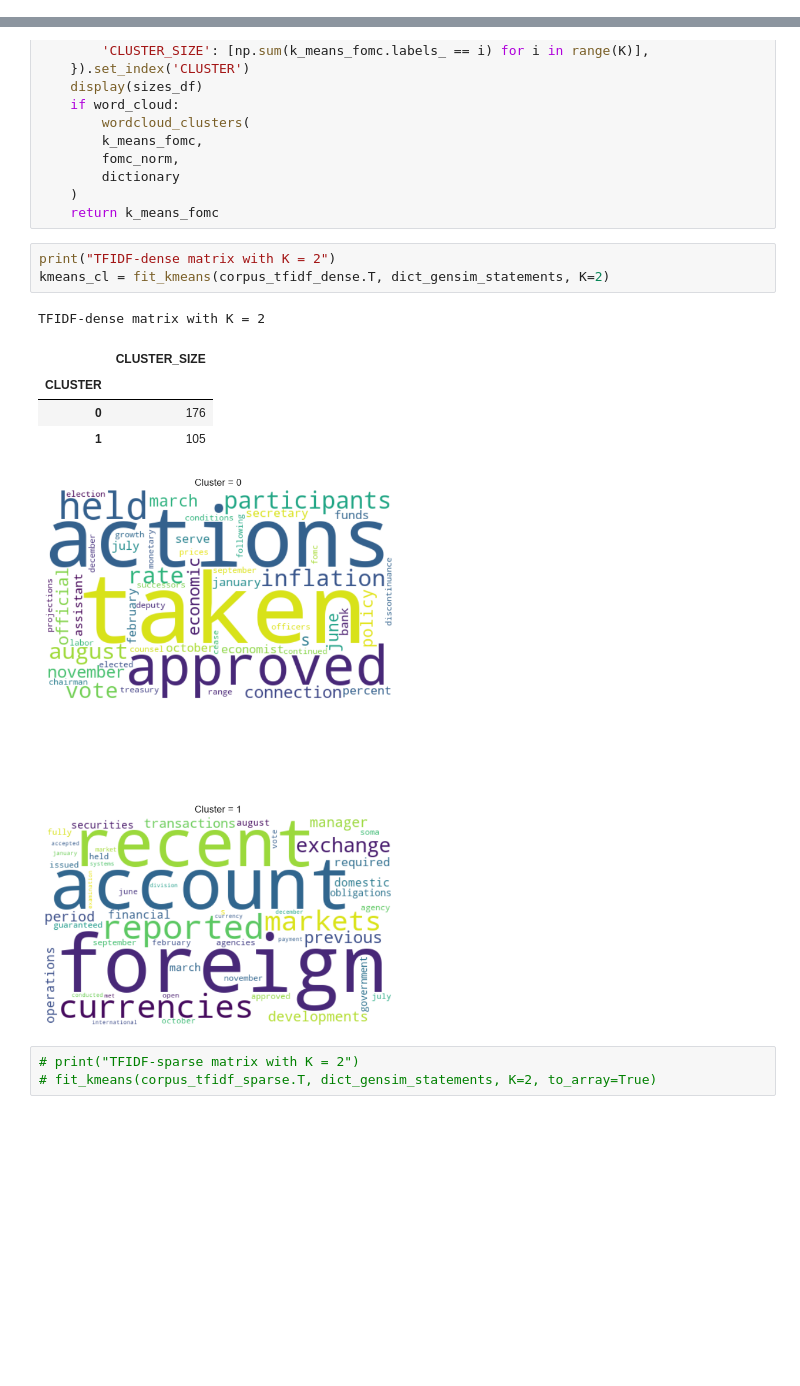
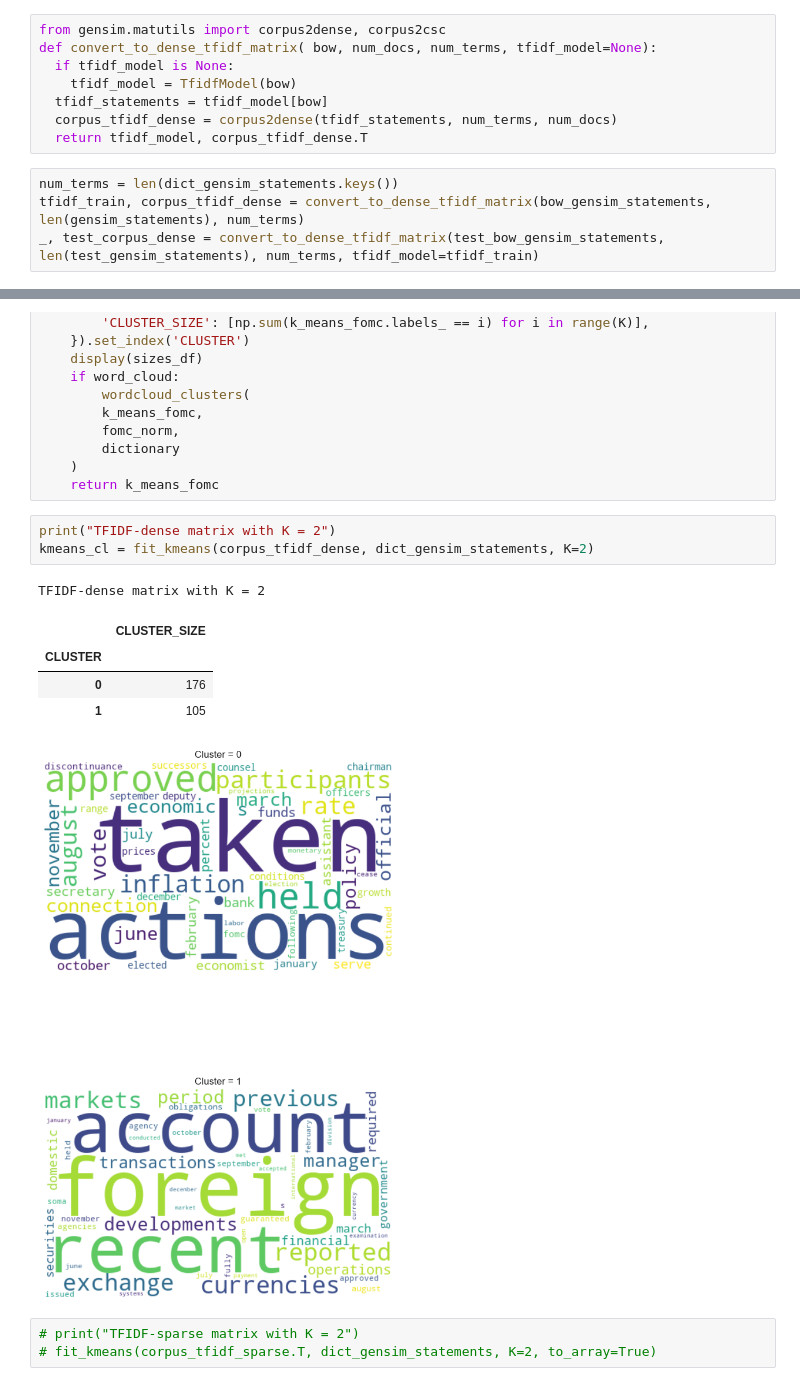
Before and after one commit to uday-31/regime-modeling-with-NLP, a Jupyter notebook: test_prajakta.ipynb, the cells around one changed output, grey strips where cells are left out. Saved outputs shown, nothing was run; the diff lists cells and outputs as text; blank space fills up the shorter version.

Commit message:
update prajakta test

```diff
--- a/test_prajakta.ipynb
+++ b/test_prajakta.ipynb
@@ -155,4 +155,16 @@ from gensim.models.coherencemodel import CoherenceModel
 tfidf_model = TfidfModel(bow_gensim_statements)
 tfidf_statements = tfidf_model[bow_gensim_statements]
 test_tfidf_statements = tfidf_model[test_bow_gensim_statements]
+# %%
+from gensim.matutils import corpus2dense, corpus2csc
+def convert_to_dense_tfidf_matrix( bow, num_docs, num_terms, tfidf_model=None):
+  if tfidf_model is None:
+    tfidf_model = TfidfModel(bow)
+  tfidf_statements = tfidf_model[bow]
+  corpus_tfidf_dense = corpus2dense(tfidf_statements, num_terms, num_docs)
+  return tfidf_model, corpus_tfidf_dense.T
+# %%
+num_terms = len(dict_gensim_statements.keys())
+tfidf_train, corpus_tfidf_dense = convert_to_dense_tfidf_matrix(bow_gensim_statements, len(gensim_statements), num_terms)
+_, test_corpus_dense = convert_to_dense_tfidf_matrix(test_bow_gensim_statements, len(test_gensim_statements), num_terms, tfidf_model=tfidf_train)
 # %%
@@ -219,14 +227,14 @@ def fit_kmeans(corpus, dictionary, K=3, word_cloud = True, to_array=False):
     return k_means_fomc
 # %%
 print("TFIDF-dense matrix with K = 2")
-kmeans_cl = fit_kmeans(corpus_tfidf_dense.T, dict_gensim_statements, K=2)
+kmeans_cl = fit_kmeans(corpus_tfidf_dense, dict_gensim_statements, K=2)
 # %% [output]
 TFIDF-dense matrix with K = 2
 |  | CLUSTER_SIZE |
 | CLUSTER |  |
 | 0 | 176 |
 | 1 | 105 |
-[figure, old version]
+[figure, new version]
 # %%
 # print("TFIDF-sparse matrix with K = 2")
 # fit_kmeans(corpus_tfidf_sparse.T, dict_gensim_statements, K=2, to_array=True)
```
Also changed, not shown: parts of 4 cells of this notebook.
